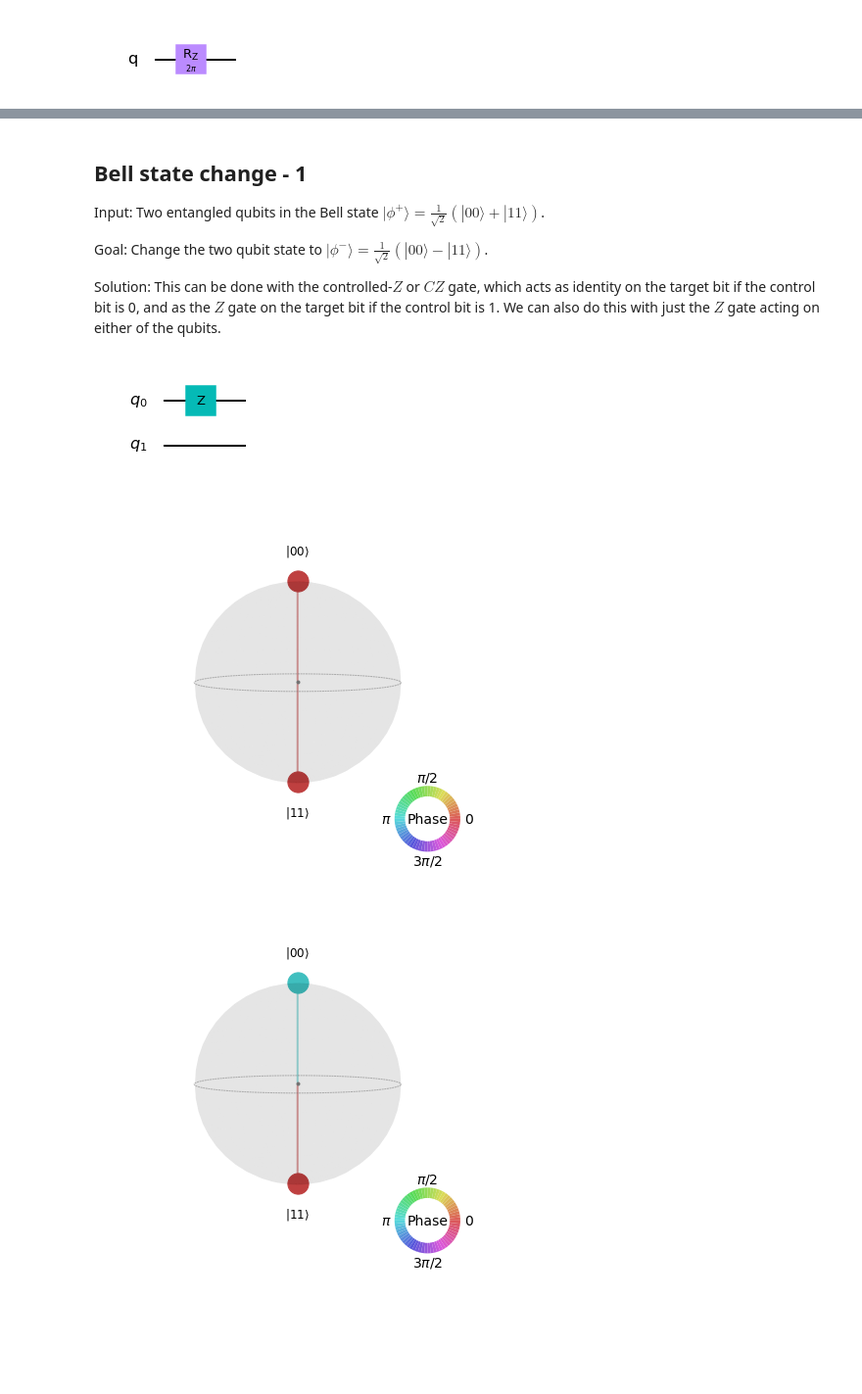
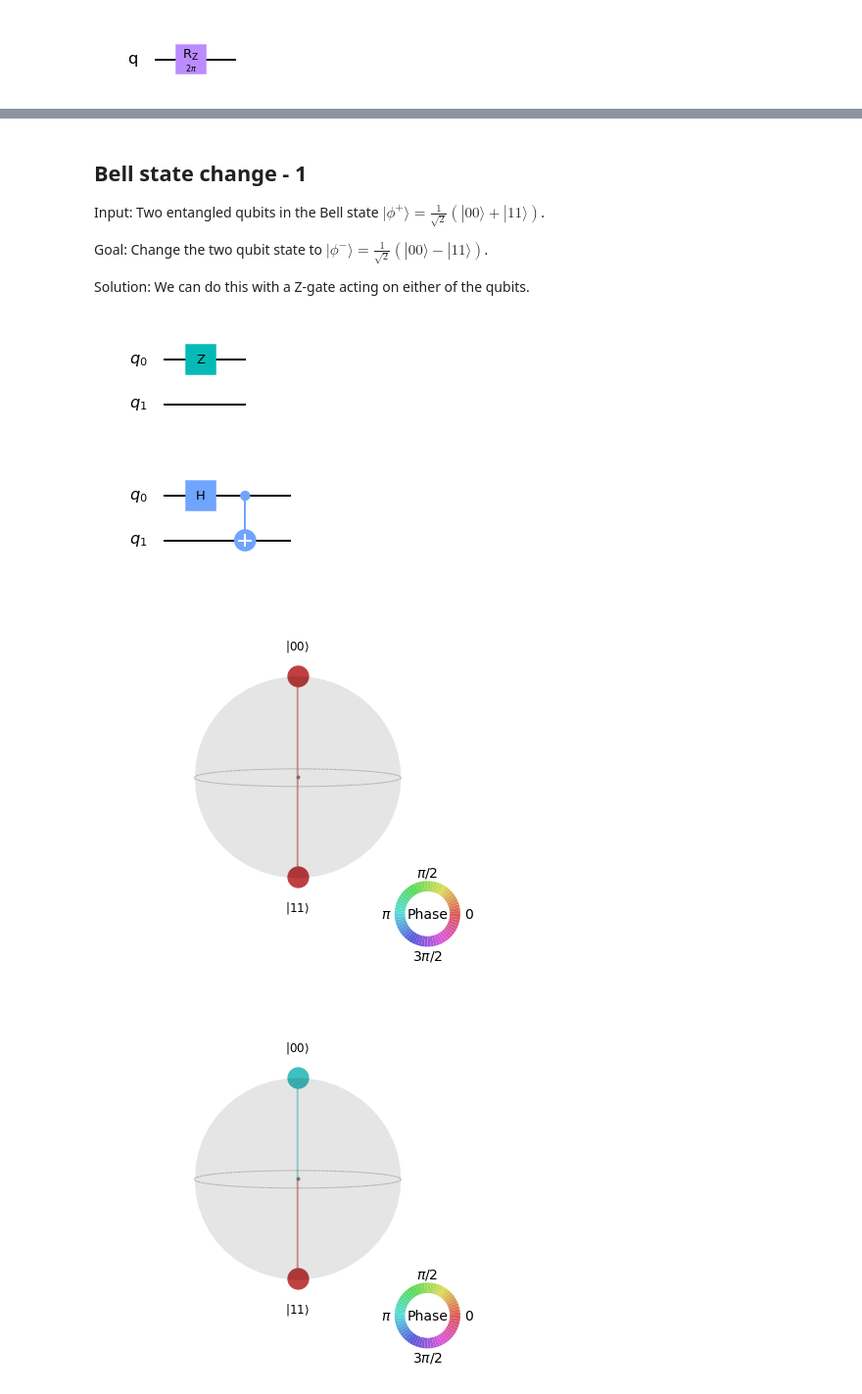
Before and after one commit to e-eight/dead_and_alive, a Jupyter notebook: gates/BasicGates.ipynb, the cells around one changed output, grey strips where cells are left out. Shown at 98% size. Drawn from its saved outputs; the diff is of its cells as text; code cells hidden in the pictures; blank space fills up the shorter version.

Commit message:
Finished basic quantum gate exercises.
Might add more q-sphere diagrams later.

```diff
--- a/gates/BasicGates.ipynb
+++ b/gates/BasicGates.ipynb
@@ -188,7 +188,7 @@ Input: Two entangled qubits in the Bell state $|\phi^+\rangle = \frac{1}{\sqrt{2
 
 Goal: Change the two qubit state to $|\phi^-\rangle = \frac{1}{\sqrt{2}}(|00\rangle - |11\rangle)$.
 
-Solution: This can be done with the controlled-$Z$ or $CZ$ gate, which acts as identity on the target bit if the control bit is 0, and as the $Z$ gate on the target bit if the control bit is 1. We can also do this with just the $Z$ gate acting on either of the qubits.
+Solution: We can do this with a Z-gate acting on either of the qubits.
 # %%
 circ = QuantumCircuit(2)
 circ.z(0)
@@ -198,15 +198,15 @@ circ.draw("mpl")
 # %%
 # Produce bell state |\phi^+>
 bell_plus = QuantumCircuit(2)
 bell_plus.h(0)
 bell_plus.cx(0, 1)
 display(bell_plus.draw("mpl"))
 
-phi_zero = Statevector.from_label("00")
-phi_plus = phi_zero.evolve(bell_plus)
+phi_plus = Statevector.from_instruction(bell_plus)
 plot_state_qsphere(phi_plus)
 # %% [output]
-[figure, old version]
+[figure, new version]
+[figure, added]
 # %%
 # change bell state |\phi^+> to |\phi^->
 phi_minus = phi_plus.evolve(circ)
```
Also changed, not shown: parts of 34 cells of this notebook.
